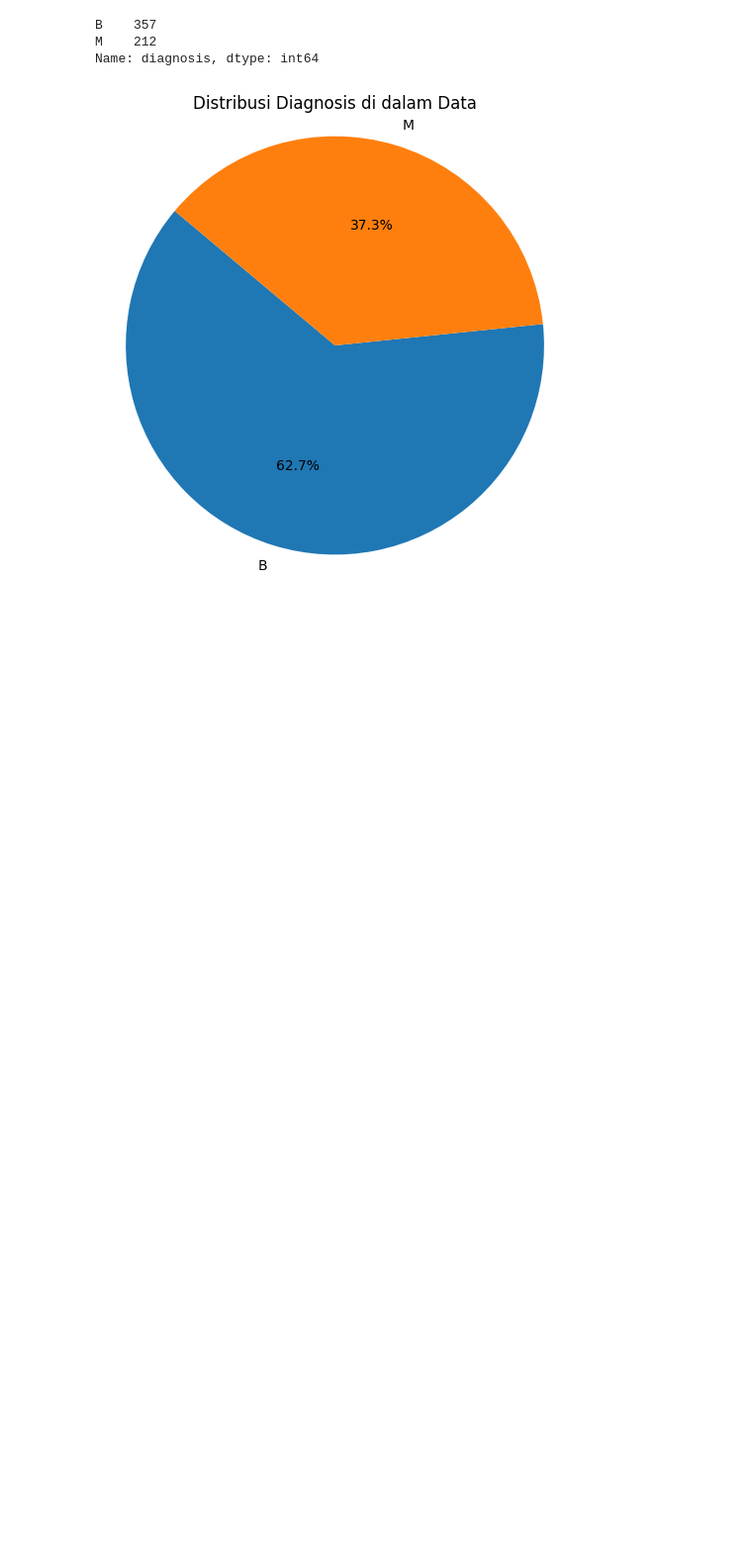
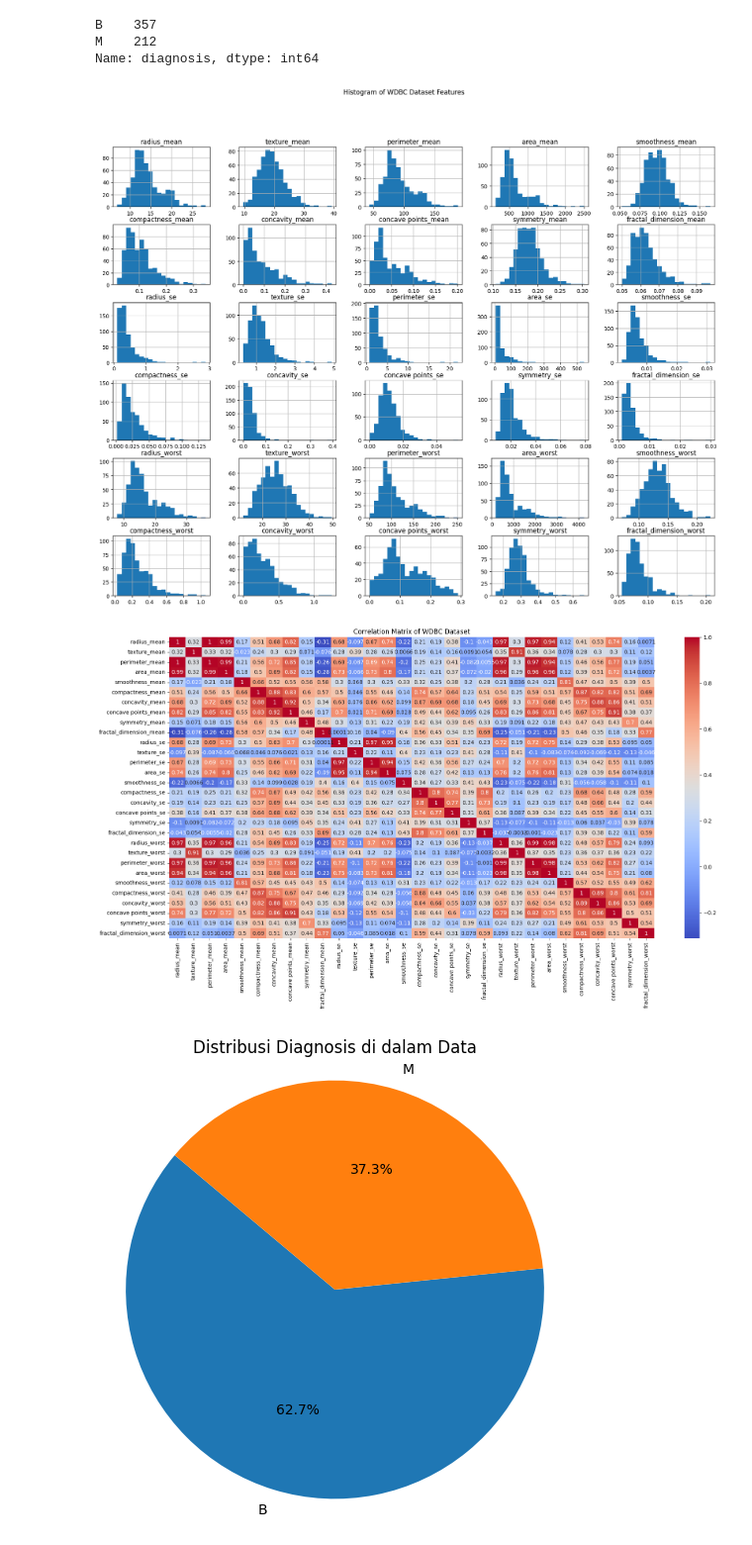
Before and after one commit to gremlin20/Diagnostic, a Jupyter notebook: DiagnosticAnalysis.ipynb, the cells around one changed output. Shown at 99% size. Cells and saved outputs as stored; diff of their text form; code cells hidden in the pictures; blank space fills up the shorter version.

```diff
--- a/DiagnosticAnalysis.ipynb
+++ b/DiagnosticAnalysis.ipynb
@@ -86,6 +90,19 @@ diagnosis
 B    357
 M    212
 Name: diagnosis, dtype: int64
+# %%
+df.hist(bins=20, figsize=(20, 15))
+plt.suptitle('Histogram of WDBC Dataset Features')
+plt.show()
+
+plt.figure(figsize=(20, 10))
+wpbc_corr_matrix = df.corr()
+sns.heatmap(wpbc_corr_matrix, annot=True, cmap='coolwarm')
+plt.title('Correlation Matrix of WDBC Dataset')
+plt.show()
+# %% [output]
+[figure, added]
+[figure, added]
 # %%
 labels = diagnosis.index
 sizes = diagnosis.values
```
Also changed, not shown: parts of 13 cells of this notebook.
